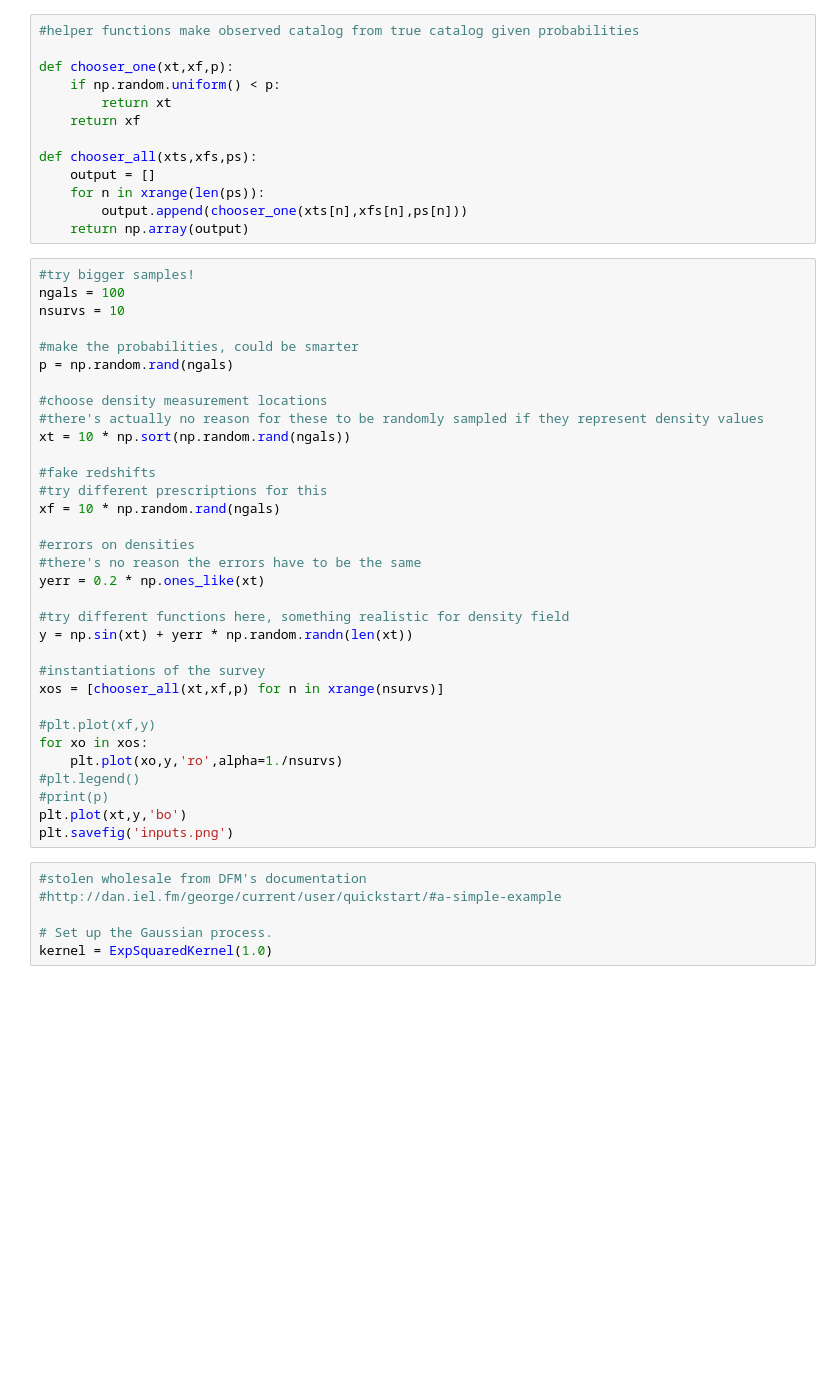
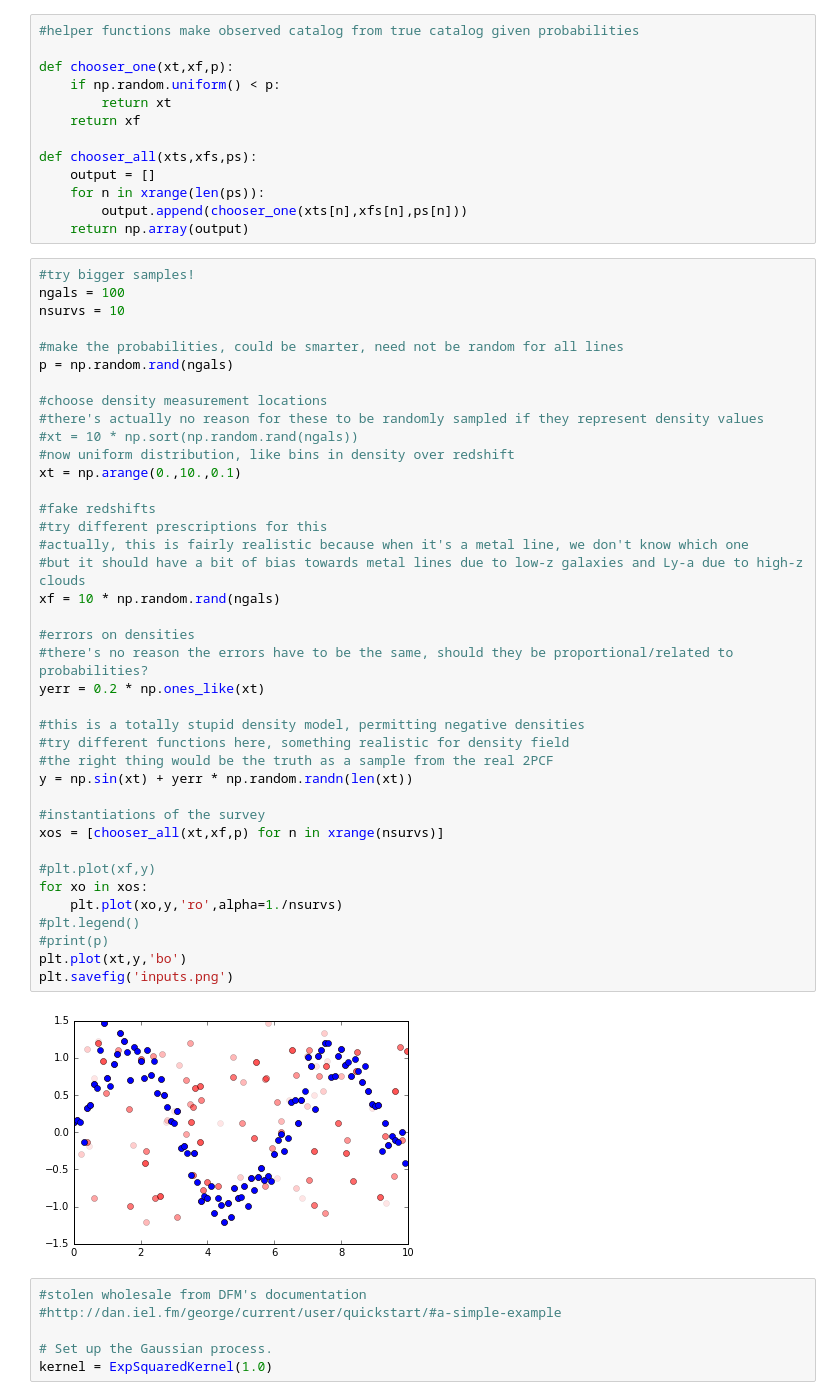
Before and after one commit to aimalz/densityfield, a Jupyter notebook: GPSandbox.ipynb, the cells around one changed output. Saved outputs shown, nothing was run; the diff lists cells and outputs as text; blank space fills up the shorter version.

```diff
--- a/GPSandbox.ipynb
+++ b/GPSandbox.ipynb
@@ -30,36 +30,44 @@ def chooser_all(xts,xfs,ps):
 # %%
 #try bigger samples!
 ngals = 100
 nsurvs = 10
 
-#make the probabilities, could be smarter
+#make the probabilities, could be smarter, need not be random for all lines
 p = np.random.rand(ngals)
 
 #choose density measurement locations
 #there's actually no reason for these to be randomly sampled if they represent density values
-xt = 10 * np.sort(np.random.rand(ngals))
+#xt = 10 * np.sort(np.random.rand(ngals))
+#now uniform distribution, like bins in density over redshift
+xt = np.arange(0.,10.,0.1)
 
 #fake redshifts
 #try different prescriptions for this
+#actually, this is fairly realistic because when it's a metal line, we don't know which one
+#but it should have a bit of bias towards metal lines due to low-z galaxies and Ly-a due to high-z clouds
 xf = 10 * np.random.rand(ngals)
 
 #errors on densities
-#there's no reason the errors have to be the same
+#there's no reason the errors have to be the same, should they be proportional/related to probabilities?
 yerr = 0.2 * np.ones_like(xt)
 
+#this is a totally stupid density model, permitting negative densities
 #try different functions here, something realistic for density field
+#the right thing would be the truth as a sample from the real 2PCF
 y = np.sin(xt) + yerr * np.random.randn(len(xt))
 
 #instantiations of the survey
 xos = [chooser_all(xt,xf,p) for n in xrange(nsurvs)]
 
 #plt.plot(xf,y)
 for xo in xos:
     plt.plot(xo,y,'ro',alpha=1./nsurvs)
 #plt.legend()
 #print(p)
 plt.plot(xt,y,'bo')
 plt.savefig('inputs.png')
+# %% [output]
+[figure, added]
 # %%
 #stolen wholesale from DFM's documentation
 #http://dan.iel.fm/george/current/user/quickstart/#a-simple-example
```
Also changed, not shown: parts of 2 cells of this notebook.
